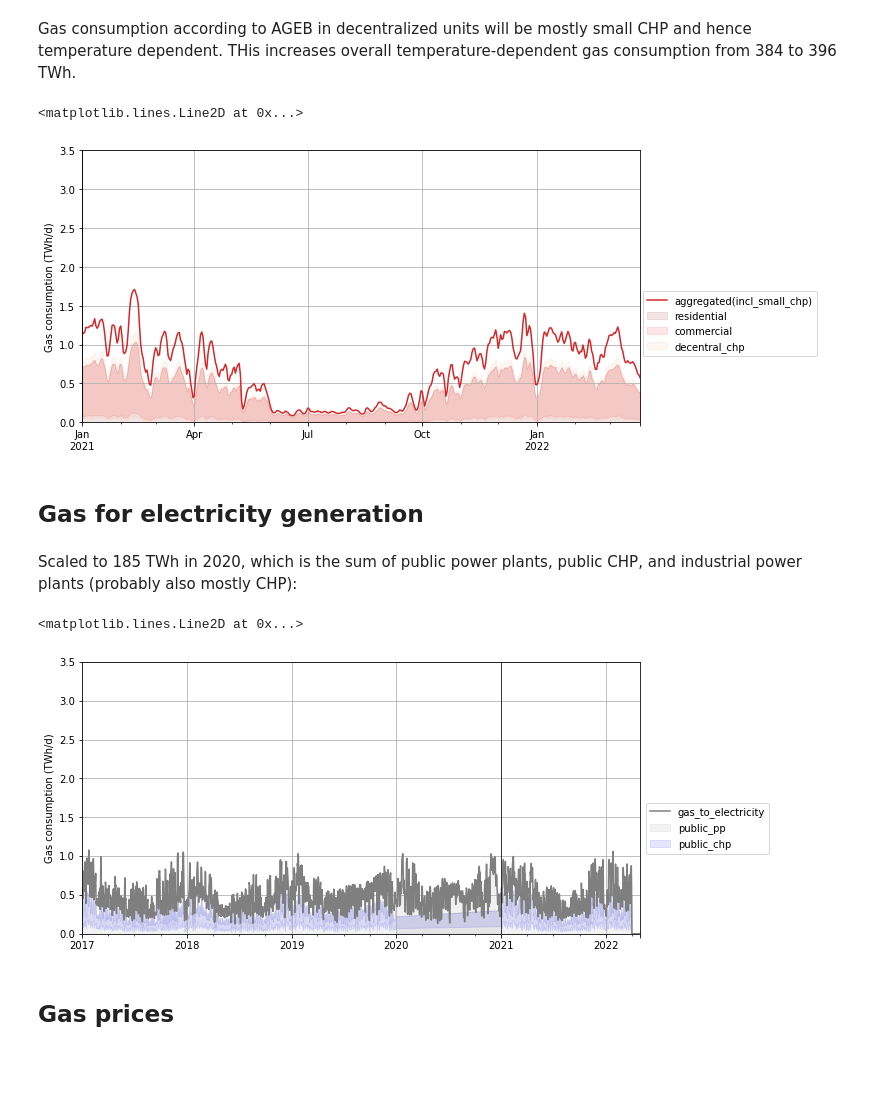
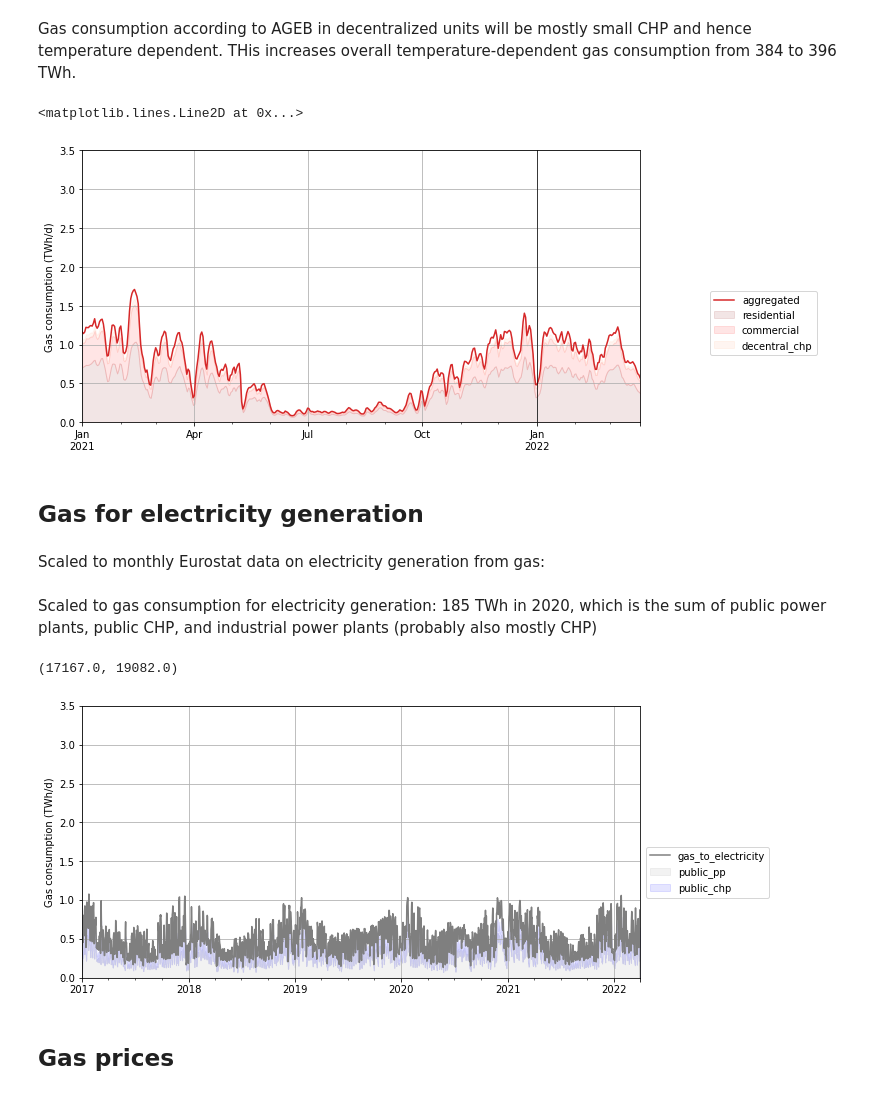
Before and after one commit to oruhnau/energy_demand, a Jupyter notebook: top_down/preprocessing.ipynb, the cells around one changed output. Saved outputs shown, nothing was run; the diff lists cells and outputs as text; code cells hidden in the pictures; blank space fills up the shorter version.

```diff
--- a/top_down/preprocessing.ipynb
+++ b/top_down/preprocessing.ipynb
@@ -107,8 +103,8 @@ estimated.index = pd.to_datetime(
 # %%
-estimated["commercial"] = estimated[["commercial_space TWh", "commercial_water TWh"]].sum(1)
-estimated["residential"] = estimated[["residential_space TWh", "residential_water TWh"]].sum(1)
+w2h["commercial"] = w2h[["commercial_space TWh", "commercial_water TWh"]].sum(1)
+w2h["residential"] = w2h[["residential_space TWh", "residential_water TWh"]].sum(1)
 # %% [markdown]
 Gas consumption according to AGEB in decentralized units will be mostly small CHP and hence temperature dependent. THis increases overall temperature-dependent gas consumption from 384 to 396 TWh.
 # %%
-def scaling(df, factor):
-    return df * factor / df[df.index.year==2020].sum()
+def scaling(df, target, target_year=2020):
+    return (df * target / df[df.index.year==target_year].sum()).copy()
@@ -129,27 +111,40 @@ estimated['aggregated(incl_small_chp)'] = estimated[
+# %%
+w2h_scaled = pd.DataFrame()
+
+scaling_map = {
+    'residential': ('residential', 254),
+    'commercial': ('commercial', 98),
+    'decentral_chp': ('commercial', 15),
+    'industry_buildings': ('commercial', 25)
+}
+
+for name_out, (name_in, target) in scaling_map.items():
+    w2h_scaled[name_out] = scaling(w2h[name_in], target)
+
+w2h_scaled['aggregated'] = w2h_scaled[scaling_map.keys()].sum(1)
 # %%
-estimated.loc[estimated.index.year>=2021,'aggregated(incl_small_chp)'].plot(color='tab:red', figsize=(10,5))
+w2h_scaled.loc[w2h_scaled.index.year>=2021,'aggregated'].plot(color='tab:red', figsize=(10,5))
 plt.grid()
 
-estimated2020 = estimated[estimated.index.year==2020]['aggregated(incl_small_chp)']
-estimated2021 = estimated.loc["2021-01-01":]
-
-plt.fill_between(estimated2020.index, 0, estimated2020, color='tab:red', alpha=0.1)
+estimated2021 = w2h_scaled.loc["2021-01-01":]
 
 bottom = 0
-for sector, c, label in [("scaled_space_private", "maroon", "residential"), (
-    "scaled_space_industry","red", "commercial"), ("scaled_decentral_chp", "lightsalmon", "decentral_chp") ]:
-    plt.fill_between(estimated2021.index, bottom, estimated2021[sector], color=c, alpha=0.1, label = label)
+for sector, c, label in [
+    ("residential", "maroon", "residential"),
+    ("commercial","red", "commercial"),
+    ("decentral_chp", "lightsalmon", "decentral_chp")
+]:
+    plt.fill_between(estimated2021.index, bottom, bottom+estimated2021[sector], color=c, alpha=0.1, label = label)
     bottom += estimated2021[sector]
 
 plt.xlabel('')
 plt.ylabel('Gas consumption (TWh/d)')
 plt.legend(loc='upper right', bbox_to_anchor=(1.325, 0.5))
 plt.ylim(0, 3.5)
-plt.axvline('2021-01-01', color='black', linewidth=0.7)
-#plt.axvline('2022-01-01', color='black', linewidth=0.7)
+plt.axvline('2022-01-01', color='black', linewidth=0.7)
 # %% [output]
 <matplotlib.lines.Line2D at 0x...>
-[figure, old version]
+[figure, new version]
 # %% [markdown]
 ## Gas for electricity generation
 # %%
@@ -172,6 +167,8 @@ el_update.index = pd.to_datetime(
 # concat
 
 electricity_from_gas = pd.concat([el_update, electricity_from_gas], axis=0)
+# %% [markdown]
+Scaled to monthly Eurostat data on electricity generation from gas:
 # %%
 monthly_scaling = pd.read_csv(os.path.join(data_path, "nrg_cb_pem__custom_2931753_page_linear.csv"),
                                    index_col="TIME_PERIOD", parse_dates=True)["OBS_VALUE"]
@@ -184,7 +181,7 @@ for date in monthly_scaling.index:
                   (electricity_from_gas.index.month==date.month))
     electricity_from_gas[conditions] = electricity_from_gas[conditions] * monthly_scaling[date] / electricity_from_gas[conditions].sum()
 # %% [markdown]
-Scaled to 185 TWh in 2020, which is the sum of public power plants, public CHP, and industrial power plants (probably also mostly CHP):
+Scaled to gas consumption for electricity generation: 185 TWh in 2020, which is the sum of public power plants, public CHP, and industrial power plants (probably also mostly CHP)
 # %%
 gas_to_electricity = scaling(electricity_from_gas , 189)
 
@@ -197,25 +194,24 @@ gas_to_electricity.name = "gas_to_electricity"
 # %%
 gas_to_electricity.plot(color='tab:grey', figsize=(10,5))
 plt.grid()
-power2020 = gas_to_electricity[gas_to_electricity.index.year==2020]
-index_21_22 = gas_to_electricity[gas_to_electricity.index.year!=2020].index
 
-plt.fill_between(power2020.index, 0, power2020, color='tab:grey', alpha=0.1)
-plt.fill_between(index_21_22, 0, gas_to_electricity_public_pp[index_21_22], color='grey', alpha=0.1, label="public_pp")
-plt.fill_between(index_21_22, gas_to_electricity_public_pp[index_21_22], gas_to_electricity_public_chp[index_21_22], color='blue', alpha=0.1, label="public_chp")
-
+plt.fill_between(gas_to_electricity_public_pp.index,
+                 0,
+                 gas_to_electricity_public_pp,
+                 color='grey', alpha=0.1, label="public_pp")
+plt.fill_between(gas_to_electricity_public_pp.index,
+                 gas_to_electricity_public_pp,
+                 gas_to_electricity_public_pp+gas_to_electricity_public_chp,
+                 color='blue', alpha=0.1, label="public_chp")
 
 plt.legend(loc='upper right', bbox_to_anchor=(1.24, 0.5))
 plt.xlabel('')
 plt.ylabel('Gas consumption (TWh/d)')
 plt.ylim(0, 3.5)
 plt.xlim(left=start, right=end)
-
-plt.axvline('2021-01-01', color='black', linewidth=0.7)
-#plt.axvline('2022-01-01', color='black', linewidth=0.7)
 # %% [output]
-<matplotlib.lines.Line2D at 0x...>
+(17167.0, 19082.0)
-[figure, old version]
+[figure, new version]
 # %% [markdown]
 ## Gas prices
 # %%
```
Also changed, not shown: parts of 22 cells of this notebook, 1 other file.
